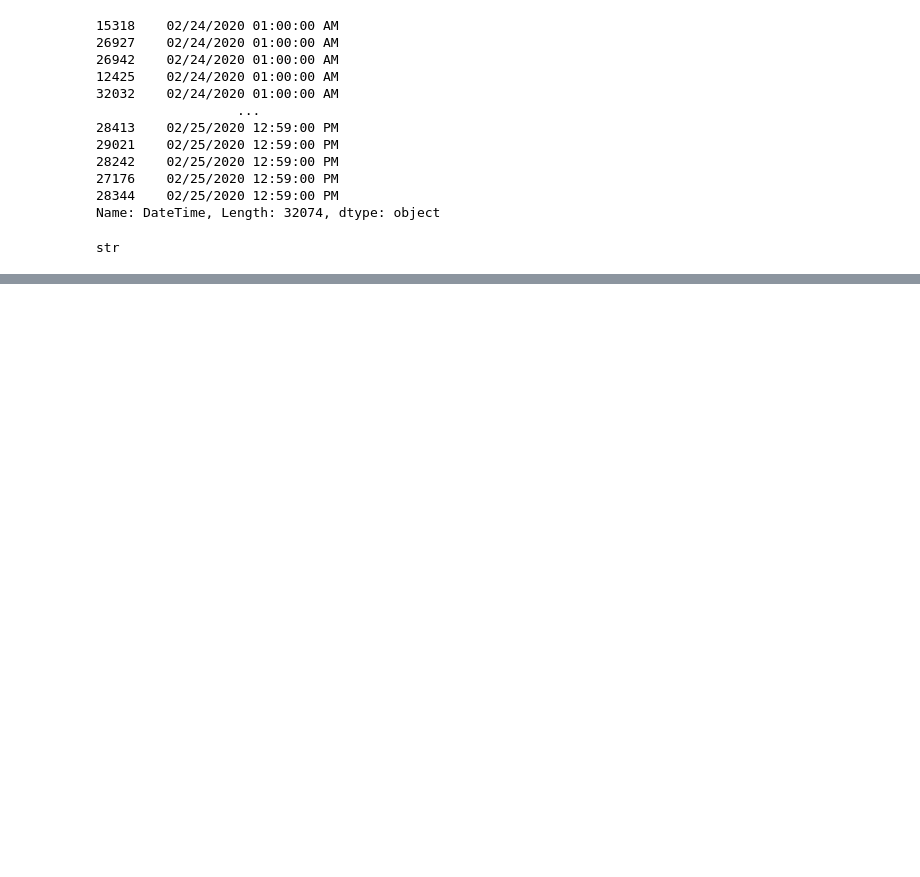
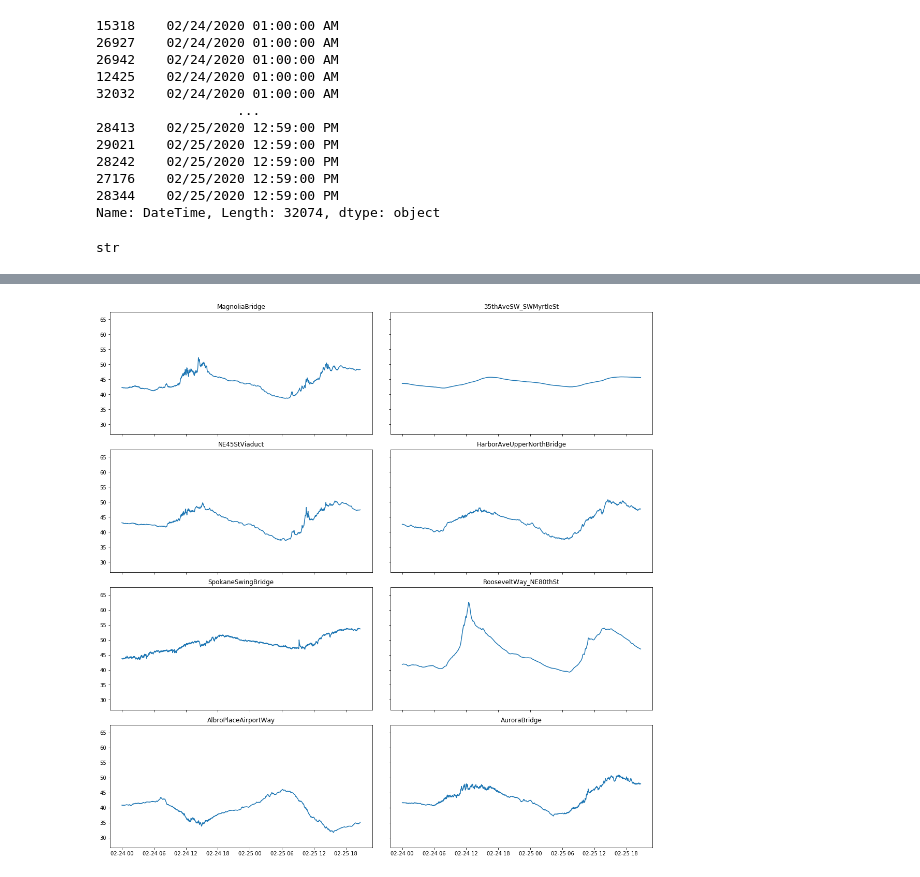
Before and after one commit to nkitts96/projects, a Jupyter notebook: pandas lecture.ipynb, the cells around one changed output, grey strips where cells are left out. Saved outputs shown, nothing was run; the diff lists cells and outputs as text; code cells hidden in the pictures; blank space fills up the shorter version.

```diff
--- a/pandas lecture.ipynb
+++ b/pandas lecture.ipynb
@@ -136,0 +215,43 @@ Name: StationName, Length: 32074, dtype: object
+# %%
+# We're going to make a grid of Plots for each station instatead of having everything on one graph
+
+#we want the grid to have enough graphs to fit all Station names
+
+jrange=2                                                    # this variable will set number of columns we restrict this value
+irange=math.ceil(len(data.StationName.unique())/jrange)     # this variable will set number of rows dynamicly by len(str)
+
+
+#we need to set limits on the y range so all charts appear at same scale
+
+yfluff = 5                                                  #fluff factor makes it so data doesnt sit right on axis
+ymin = data.AirTemperature.min()-yfluff
+ymax = data.AirTemperature.max()+yfluff
+
+fig, ax = plt.subplots(irange , jrange, sharex='col', sharey='row',figsize=(15,15))
+
+            #sharex and sharey allow for charts
+            #to share the same axis so axis
+            #dont clutter up the interspace
+
+# we need to define variables for our for loop to iterate through while inserting our plots
+i=0
+j=0
+
+for station in data.StationName.unique():
+    x = data[data.StationName == station].DateTime
+    y =data[data.StationName == station].AirTemperature
+
+    # we have to tell python what char in the grid is being created hence the ax[i,j] notation
+    ax[i,j].plot(x,y)
+    ax[i,j].title.set_text(station)
+    ax[i,j].set_ylim([ymin, ymax])
+
+    #limited by the for loop we have to cleverly iterate i and j by using incrementing function
+    i=i+1
+    if i==irange:
+        j=j+1
+        i=0
+
+plt.tight_layout(pad=0.6, w_pad=3, h_pad=1.0) #allows for thightly fiting charts without gross overlapping
+# %% [output]
+[figure, added]
```
Also changed, not shown: parts of 13 cells of this notebook, 1 other file.
